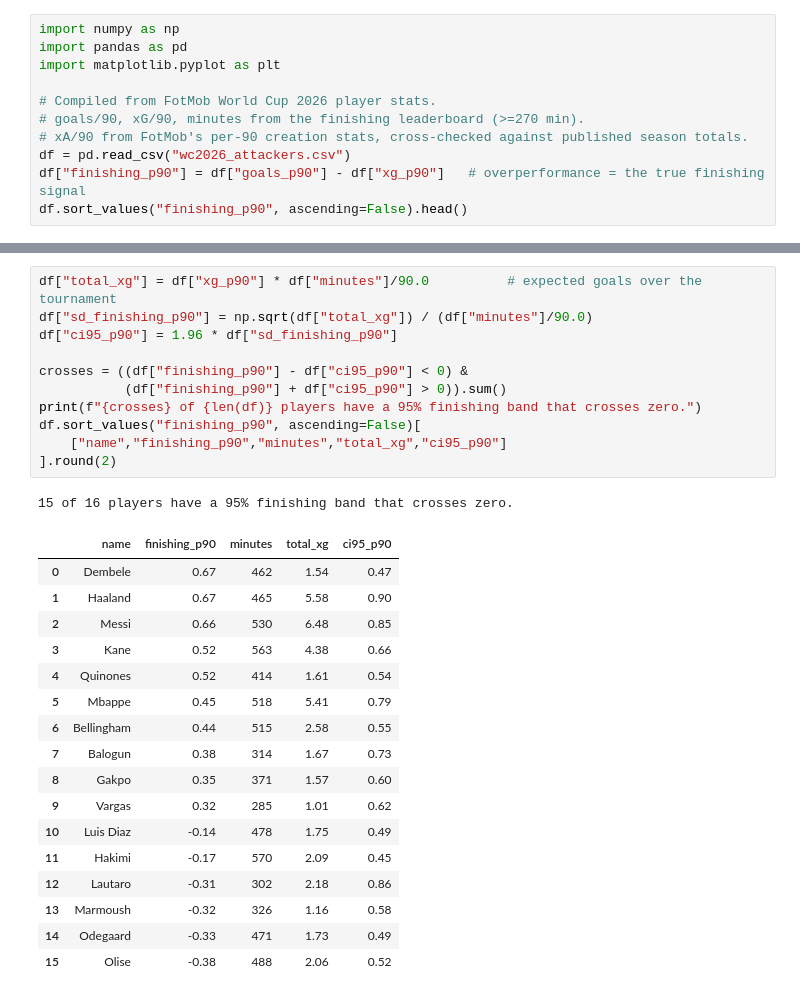
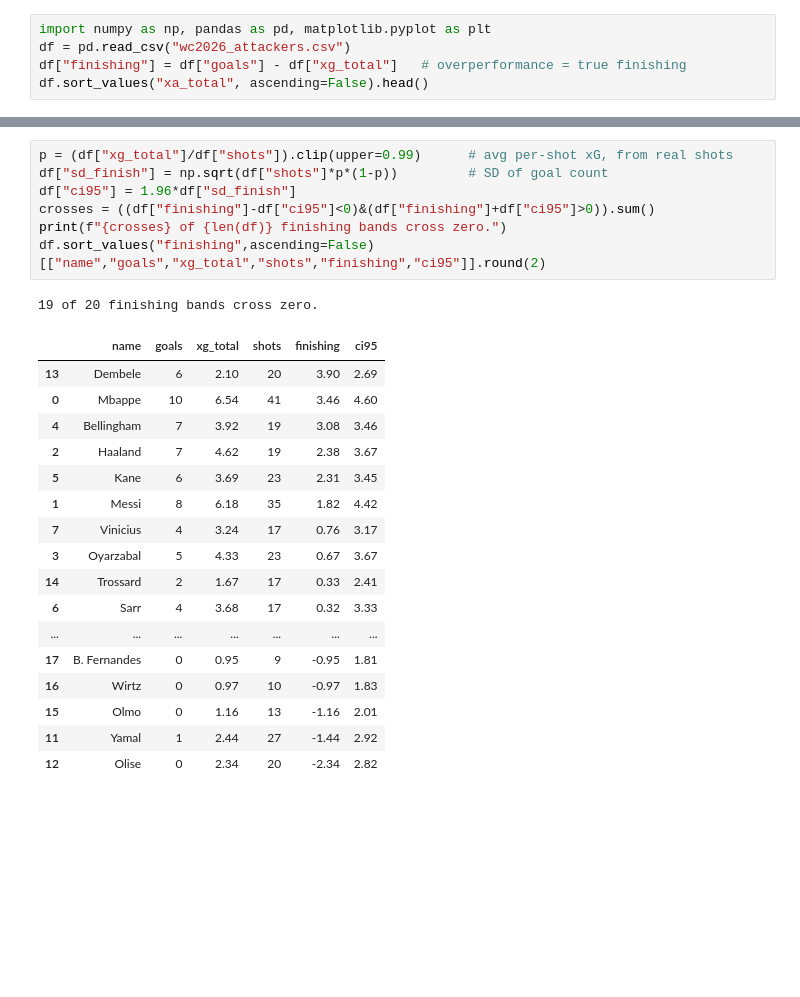
Before and after one commit to wingedhusssar-pixel/wc2026-top-attacking-threat-analysis, a Jupyter notebook: wc2026_xg_analysis.ipynb, the cells around one changed output, grey strips where cells are left out. Saved outputs shown, nothing was run; the diff lists cells and outputs as text; blank space fills up the shorter version.

```diff
--- a/wc2026_xg_analysis.ipynb
+++ b/wc2026_xg_analysis.ipynb
@@ -17,12 +21,6 @@ The section at the end does not throw the finishing axis away, it calibrates it.
 # %%
-import numpy as np
-import pandas as pd
-import matplotlib.pyplot as plt
-
-# Compiled from FotMob World Cup 2026 player stats.
-# goals/90, xG/90, minutes from the finishing leaderboard (>=270 min).
-# xA/90 from FotMob's per-90 creation stats, cross-checked against published season totals.
+import numpy as np, pandas as pd, matplotlib.pyplot as plt
 df = pd.read_csv("wc2026_attackers.csv")
-df["finishing_p90"] = df["goals_p90"] - df["xg_p90"]   # overperformance = the true finishing signal
-df.sort_values("finishing_p90", ascending=False).head()
+df["finishing"] = df["goals"] - df["xg_total"]   # overperformance = true finishing
+df.sort_values("xa_total", ascending=False).head()
 # %% [output]
@@ -79,31 +71,27 @@ I can put a number on the finishing uncertainty. Goals is a sum of Bernoulli tri
 # %%
-df["total_xg"] = df["xg_p90"] * df["minutes"]/90.0          # expected goals over the tournament
-df["sd_finishing_p90"] = np.sqrt(df["total_xg"]) / (df["minutes"]/90.0)
-df["ci95_p90"] = 1.96 * df["sd_finishing_p90"]
-
-crosses = ((df["finishing_p90"] - df["ci95_p90"] < 0) &
-           (df["finishing_p90"] + df["ci95_p90"] > 0)).sum()
-print(f"{crosses} of {len(df)} players have a 95% finishing band that crosses zero.")
-df.sort_values("finishing_p90", ascending=False)[
-    ["name","finishing_p90","minutes","total_xg","ci95_p90"]
-].round(2)
+p = (df["xg_total"]/df["shots"]).clip(upper=0.99)      # avg per-shot xG, from real shots
+df["sd_finish"] = np.sqrt(df["shots"]*p*(1-p))         # SD of goal count
+df["ci95"] = 1.96*df["sd_finish"]
+crosses = ((df["finishing"]-df["ci95"]<0)&(df["finishing"]+df["ci95"]>0)).sum()
+print(f"{crosses} of {len(df)} finishing bands cross zero.")
+df.sort_values("finishing",ascending=False)[["name","goals","xg_total","shots","finishing","ci95"]].round(2)
 # %% [output]
-15 of 16 players have a 95% finishing band that crosses zero.
+19 of 20 finishing bands cross zero.
-|  | name | finishing_p90 | minutes | total_xg | ci95_p90 |
-| 0 | Dembele | 0.67 | 462 | 1.54 | 0.47 |
-| 1 | Haaland | 0.67 | 465 | 5.58 | 0.90 |
-| 2 | Messi | 0.66 | 530 | 6.48 | 0.85 |
-| 3 | Kane | 0.52 | 563 | 4.38 | 0.66 |
-| 4 | Quinones | 0.52 | 414 | 1.61 | 0.54 |
-| 5 | Mbappe | 0.45 | 518 | 5.41 | 0.79 |
-| 6 | Bellingham | 0.44 | 515 | 2.58 | 0.55 |
-| 7 | Balogun | 0.38 | 314 | 1.67 | 0.73 |
-| 8 | Gakpo | 0.35 | 371 | 1.57 | 0.60 |
-| 9 | Vargas | 0.32 | 285 | 1.01 | 0.62 |
-| 10 | Luis Diaz | -0.14 | 478 | 1.75 | 0.49 |
-| 11 | Hakimi | -0.17 | 570 | 2.09 | 0.45 |
-| 12 | Lautaro | -0.31 | 302 | 2.18 | 0.86 |
-| 13 | Marmoush | -0.32 | 326 | 1.16 | 0.58 |
-| 14 | Odegaard | -0.33 | 471 | 1.73 | 0.49 |
-| 15 | Olise | -0.38 | 488 | 2.06 | 0.52 |
+|  | name | goals | xg_total | shots | finishing | ci95 |
+| 13 | Dembele | 6 | 2.10 | 20 | 3.90 | 2.69 |
+| 0 | Mbappe | 10 | 6.54 | 41 | 3.46 | 4.60 |
+| 4 | Bellingham | 7 | 3.92 | 19 | 3.08 | 3.46 |
+| 2 | Haaland | 7 | 4.62 | 19 | 2.38 | 3.67 |
+| 5 | Kane | 6 | 3.69 | 23 | 2.31 | 3.45 |
+| 1 | Messi | 8 | 6.18 | 35 | 1.82 | 4.42 |
+| 7 | Vinicius | 4 | 3.24 | 17 | 0.76 | 3.17 |
+| 3 | Oyarzabal | 5 | 4.33 | 23 | 0.67 | 3.67 |
+| 14 | Trossard | 2 | 1.67 | 17 | 0.33 | 2.41 |
+| 6 | Sarr | 4 | 3.68 | 17 | 0.32 | 3.33 |
+| ... | ... | ... | ... | ... | ... | ... |
+| 17 | B. Fernandes | 0 | 0.95 | 9 | -0.95 | 1.81 |
+| 16 | Wirtz | 0 | 0.97 | 10 | -0.97 | 1.83 |
+| 15 | Olmo | 0 | 1.16 | 13 | -1.16 | 2.01 |
+| 11 | Yamal | 1 | 2.44 | 27 | -1.44 | 2.92 |
+| 12 | Olise | 0 | 2.34 | 20 | -2.34 | 2.82 |
 # %% [markdown]
```
Also changed, not shown: parts of 16 cells of this notebook, 2 other files.
